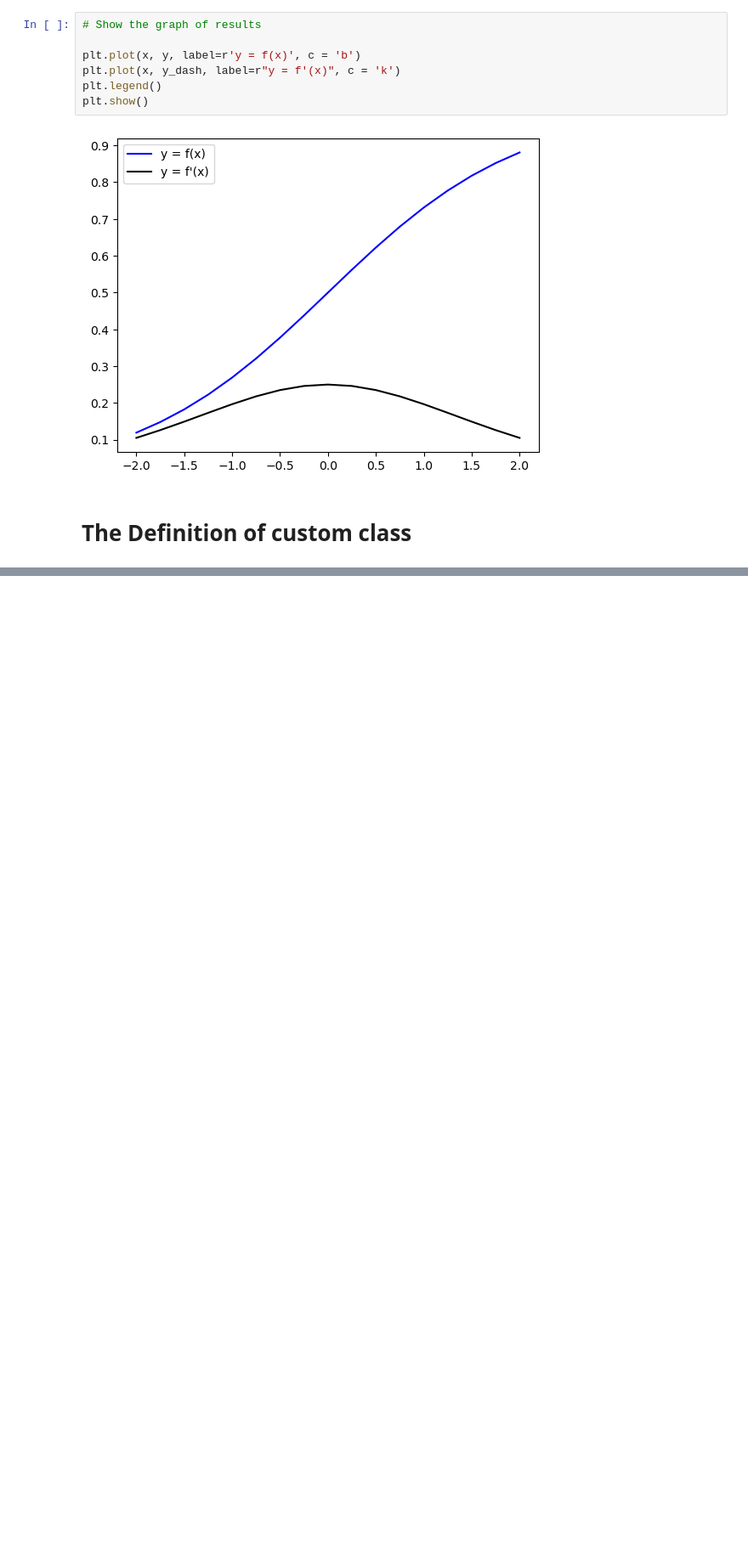
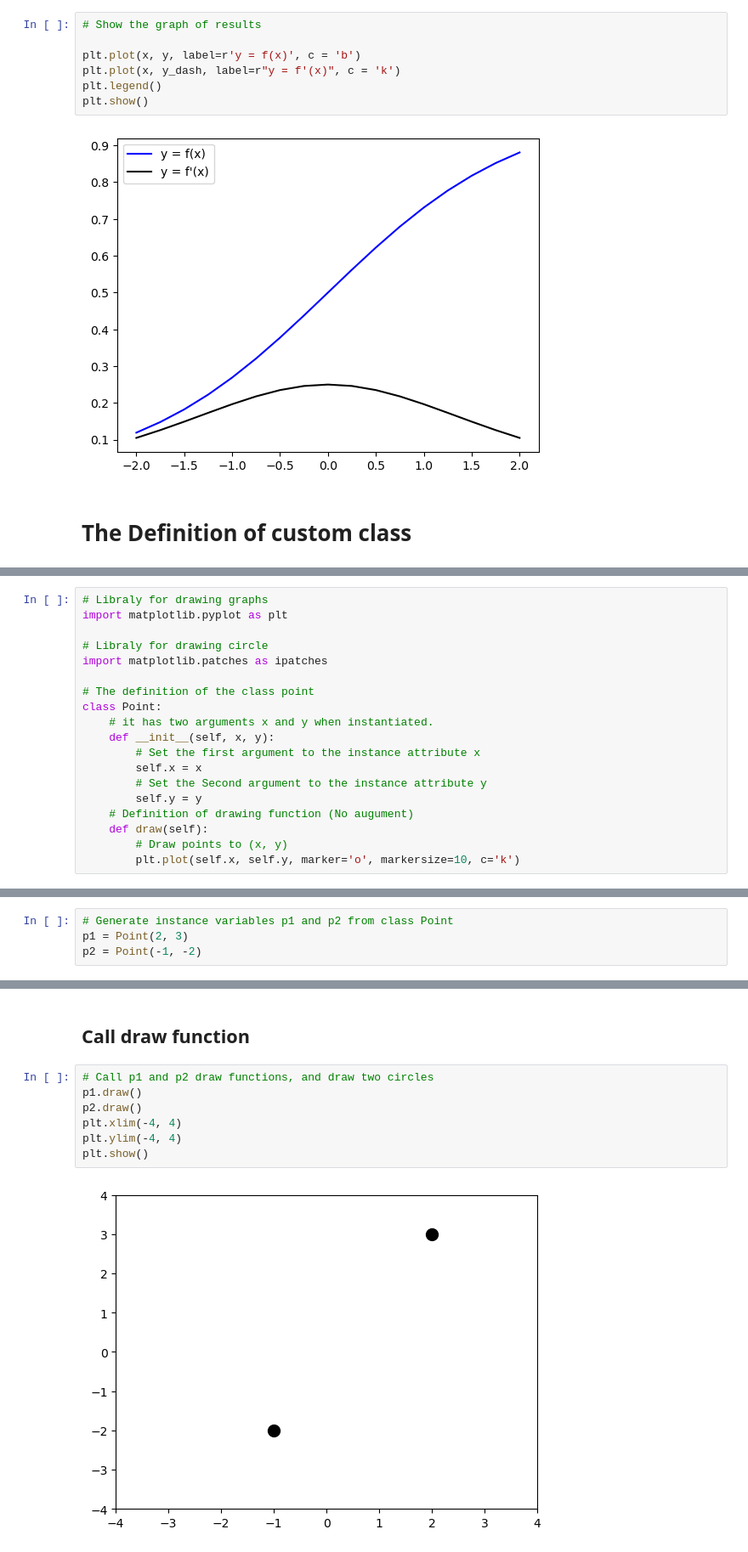
Before and after one commit to MatsukawaGenta/genmai-training, a Jupyter notebook: PyTorch_and_deeplearning_programming/notebooks/01_python.ipynb, the cells around one changed output, grey strips where cells are left out. Shown: that part at 85% size. Cells and saved outputs as stored; diff of their text form; blank space fills up the shorter version.

```diff
--- a/PyTorch_and_deeplearning_programming/notebooks/01_python.ipynb
+++ b/PyTorch_and_deeplearning_programming/notebooks/01_python.ipynb
@@ -226,0 +229,19 @@ plt.show()
+# %%
+# Libraly for drawing graphs
+import matplotlib.pyplot as plt
+
+# Libraly for drawing circle
+import matplotlib.patches as ipatches
+
+# The definition of the class point
+class Point:
+    # it has two arguments x and y when instantiated.
+    def __init__(self, x, y):
+        # Set the first argument to the instance attribute x
+        self.x = x
+        # Set the Second argument to the instance attribute y
+        self.y = y
+    # Definition of drawing function (No augument)
+    def draw(self):
+        # Draw points to (x, y)
+        plt.plot(self.x, self.y, marker='o', markersize=10, c='k')
@@ -226,0 +250,4 @@ plt.show()
+# %%
+# Generate instance variables p1 and p2 from class Point
+p1 = Point(2, 3)
+p2 = Point(-1, -2)
@@ -226,0 +263,11 @@ plt.show()
+# %% [markdown]
+## Call draw function
+# %%
+# Call p1 and p2 draw functions, and draw two circles
+p1.draw()
+p2.draw()
+plt.xlim(-4, 4)
+plt.ylim(-4, 4)
+plt.show()
+# %% [output]
+[figure, added]
```
Also changed, not shown: parts of 5 cells of this notebook.
